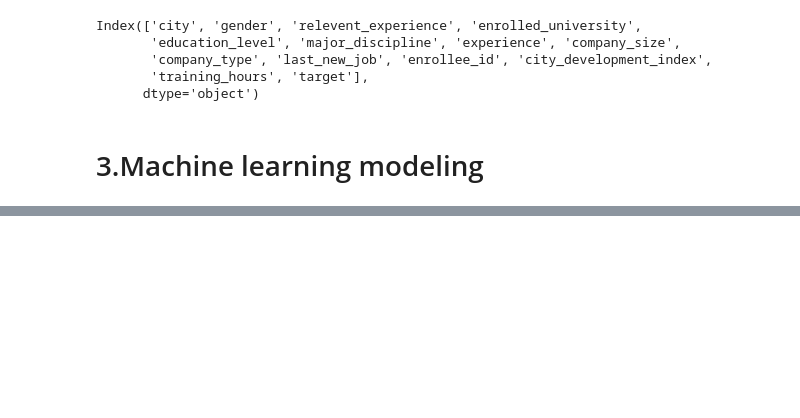
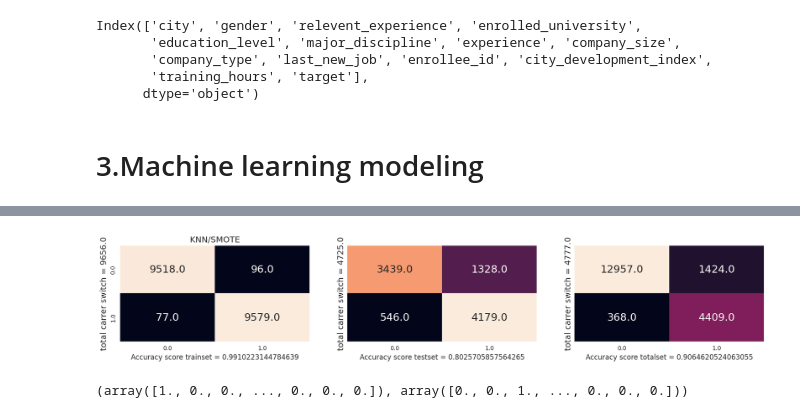
Before and after one commit to Afreed007/HR-Analytics, a Jupyter notebook: HR_Analytics.ipynb, the cells around one changed output, grey strips where cells are left out. Cells and saved outputs as stored; diff of their text form; code cells hidden in the pictures; blank space fills up the shorter version.

```diff
--- a/HR_Analytics.ipynb
+++ b/HR_Analytics.ipynb
@@ -328,0 +354,7 @@ AttributeError: 'SMOTE' object has no attribute 'fit_sample'
+# %%
+#KNearestNeighbour/SMOTE'
+title ='KNN/SMOTE'
+Models(KNeighborsClassifier(n_neighbors=1),x_train1,x_test1,y_train1,y_test1,title)
+# %% [output]
+[figure, added]
+(array([1., 0., 0., ..., 0., 0., 0.]), array([0., 0., 1., ..., 0., 0., 0.]))
```
Also changed, not shown: parts of 18 cells of this notebook.
